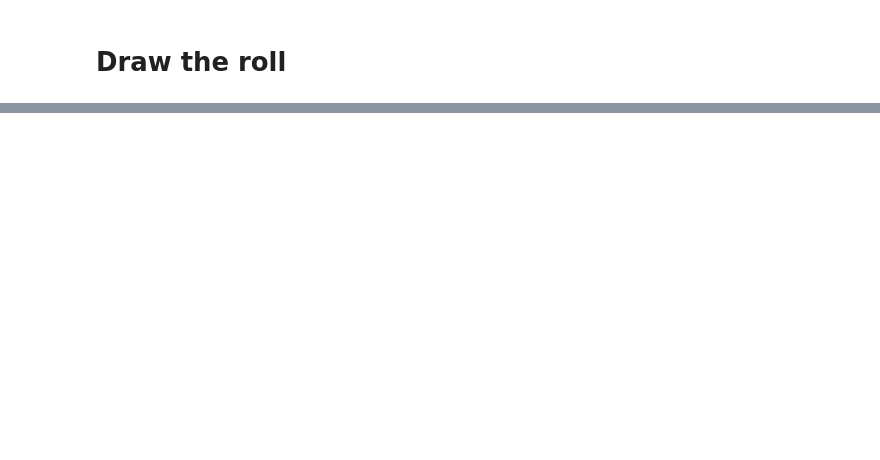
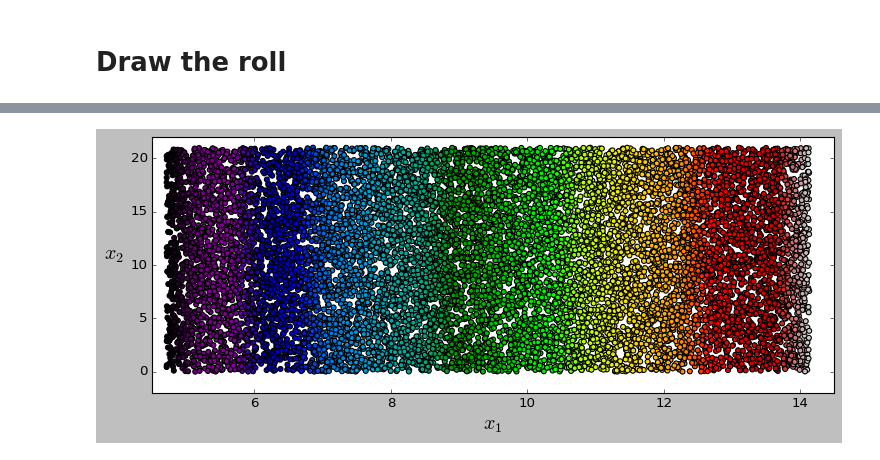
Before and after one commit to cedric-uden/Dimensionality-Reduction, a Jupyter notebook: notebooks/Swiss_Roll.ipynb, the cells around one changed output, grey strips where cells are left out. Saved outputs shown, nothing was run; the diff lists cells and outputs as text; code cells hidden in the pictures; blank space fills up the shorter version.

```diff
--- a/notebooks/Swiss_Roll.ipynb
+++ b/notebooks/Swiss_Roll.ipynb
@@ -21,0 +39,10 @@ plt.show()
+# %%
+plt.figure(figsize=(11, 4))
+plt.scatter(y, X[:, 1], c=t, cmap=swiss_roll_color)     # t := The univariate position of the sample according to the main dimension
+                                                        # of the points in the manifold. (source: scitkit-implementation)
+plt.axis([4.5, 14.5, -2, 22])
+plt.xlabel("$x_1$", fontsize=18)
+plt.ylabel("$x_2$", fontsize=18, rotation=0, labelpad=15)
+plt.show()
+# %% [output]
+[figure, added]
```
Also changed, not shown: parts of 6 cells of this notebook, 4 other files.
